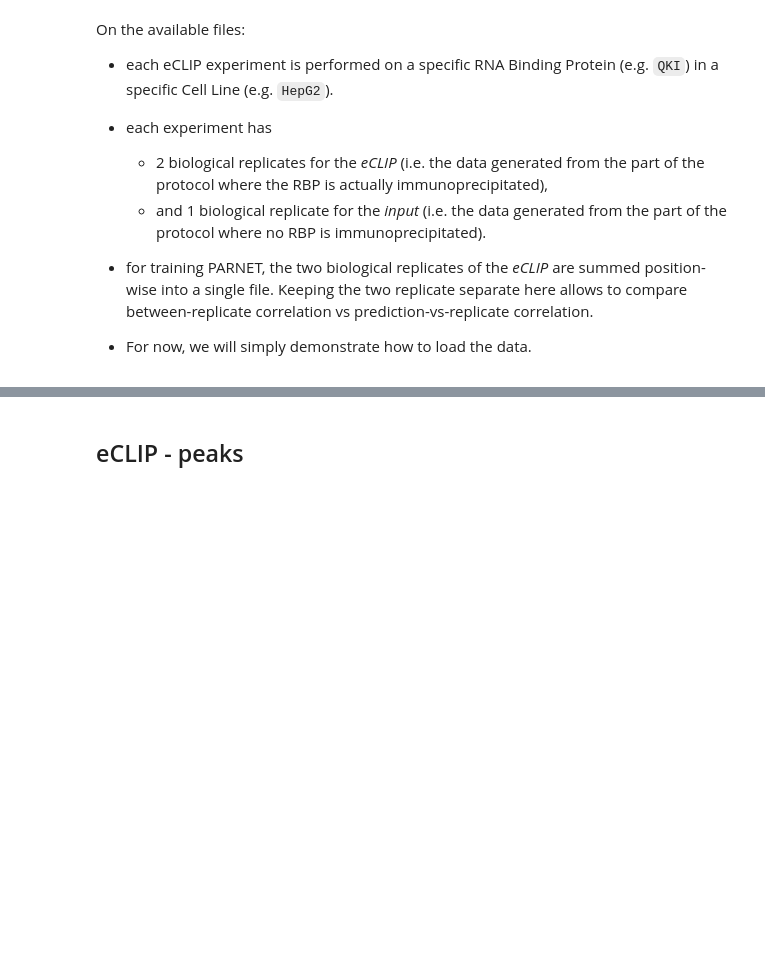
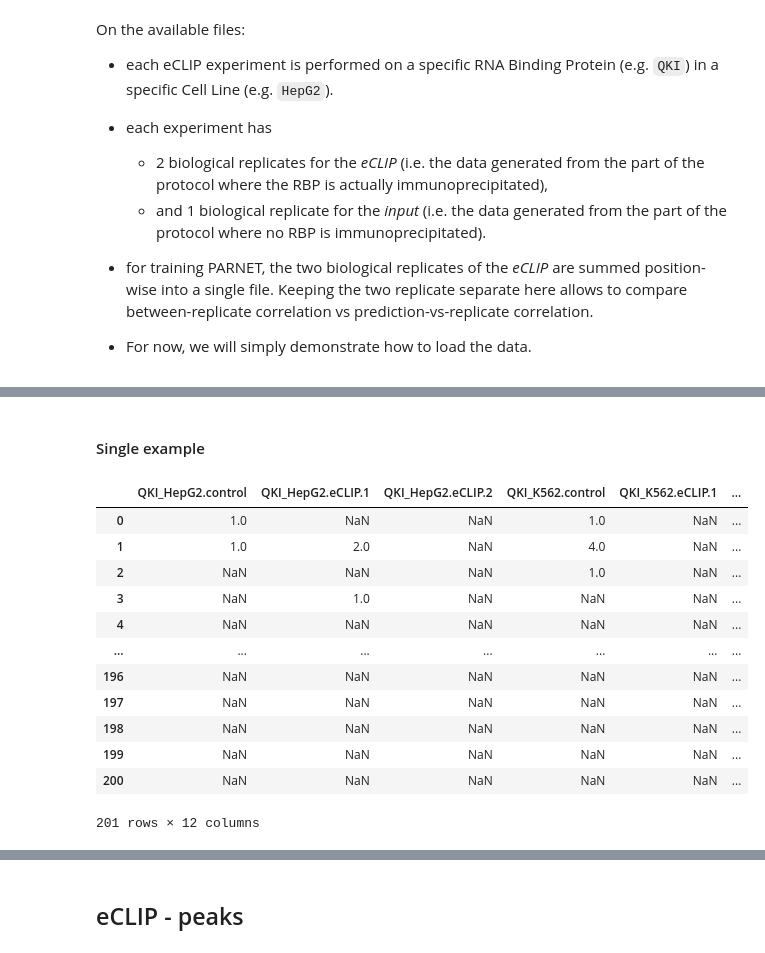
Before and after one commit to ml4rg25-parnet/parnet_demo, a Jupyter notebook: notebooks/datasets.eclip.py.ipynb, the cells around one changed output, grey strips where cells are left out. Drawn from its saved outputs; the diff is of its cells as text; code cells hidden in the pictures; blank space fills up the shorter version.

Commit message:
Completed first part of eCLIP peaks + bigwig data manipulation in notebook

```diff
--- a/notebooks/datasets.eclip.py.ipynb
+++ b/notebooks/datasets.eclip.py.ipynb
@@ -353,0 +417,60 @@ for RBP_CT in set(glob_wildcards(ufmt_eclip_fp).RBP_CT):
+# %% [markdown]
+#### Single example
+# %%
+# We will work with a random genomic annotation for now.
+# NOTE: GAPDH is selected because highly expressed in HepG2 cell lines.
+example_interval = GenomicInterval(
+    chrom="chr12",
+    start=6_538_170,
+    end=6_538_371,
+    name="three_prime_UTR;GAPDH;ENST00000229239.10",
+    score=".",
+    strand="+",
+)
+# %%
+# We store in this dictionary the results ; the keys will be {RBP_CL}.{ECLIP_OR_CONTROL}[.{REPLICATE}]
+# e.g. QKI_HepG2_eCLIP_1 for the eCLIP signal from replicate 1
+queried_results: dict[str, list[float]] = {}
+
+eclip_strand_str_mapping = {
+    "+": "pos",
+    "-": "neg",
+}
+
+for RBP_CL in params_subset_rbp_cl:
+    for REPLICATE in LIST_ECLIP_REPLICATE:
+        name = f"{RBP_CL}.control"
+        control_signal_bw = data_eclip_signal[RBP_CL]["control"][eclip_strand_str_mapping[example_interval.strand]]
+
+        queried_control_signal = control_signal_bw.values(
+            example_interval.chrom, example_interval.start, example_interval.end
+        )
+        queried_results[name] = queried_control_signal
+
+        for replicate in LIST_ECLIP_REPLICATE:
+            name = f"{RBP_CL}.eCLIP.{REPLICATE}"
+            eclip_signal_bw = data_eclip_signal[RBP_CL]["eCLIP"][REPLICATE][
+                eclip_strand_str_mapping[example_interval.strand]
+            ]
+
+            queried_results[name] = eclip_signal_bw.values(
+                example_interval.chrom, example_interval.start, example_interval.end
+            )
+
+queried_results_df = pd.DataFrame(queried_results)
+# %%
+queried_results_df
+# %% [output]
+|  | QKI_HepG2.control | QKI_HepG2.eCLIP.1 | QKI_HepG2.eCLIP.2 | QKI_K562.control | QKI_K562.eCLIP.1 | ... |
+| 0 | 1.0 | NaN | NaN | 1.0 | NaN | ... |
+| 1 | 1.0 | 2.0 | NaN | 4.0 | NaN | ... |
+| 2 | NaN | NaN | NaN | 1.0 | NaN | ... |
+| 3 | NaN | 1.0 | NaN | NaN | NaN | ... |
+| 4 | NaN | NaN | NaN | NaN | NaN | ... |
+| ... | ... | ... | ... | ... | ... | ... |
+| 196 | NaN | NaN | NaN | NaN | NaN | ... |
+| 197 | NaN | NaN | NaN | NaN | NaN | ... |
+| 198 | NaN | NaN | NaN | NaN | NaN | ... |
+| 199 | NaN | NaN | NaN | NaN | NaN | ... |
+| 200 | NaN | NaN | NaN | NaN | NaN | ... |
+201 rows × 12 columns
```
Also changed, not shown: parts of 30 cells of this notebook.
